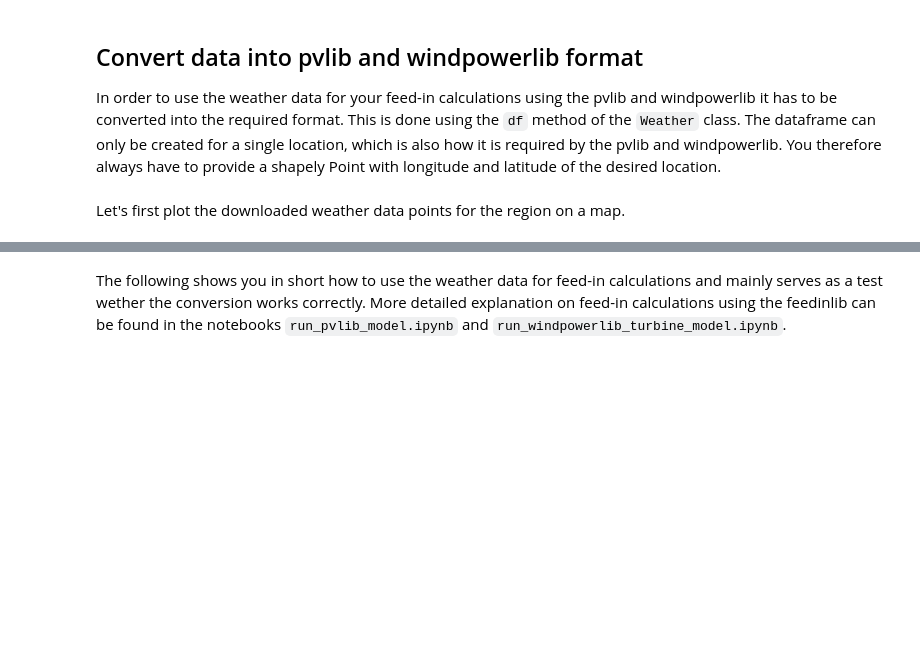
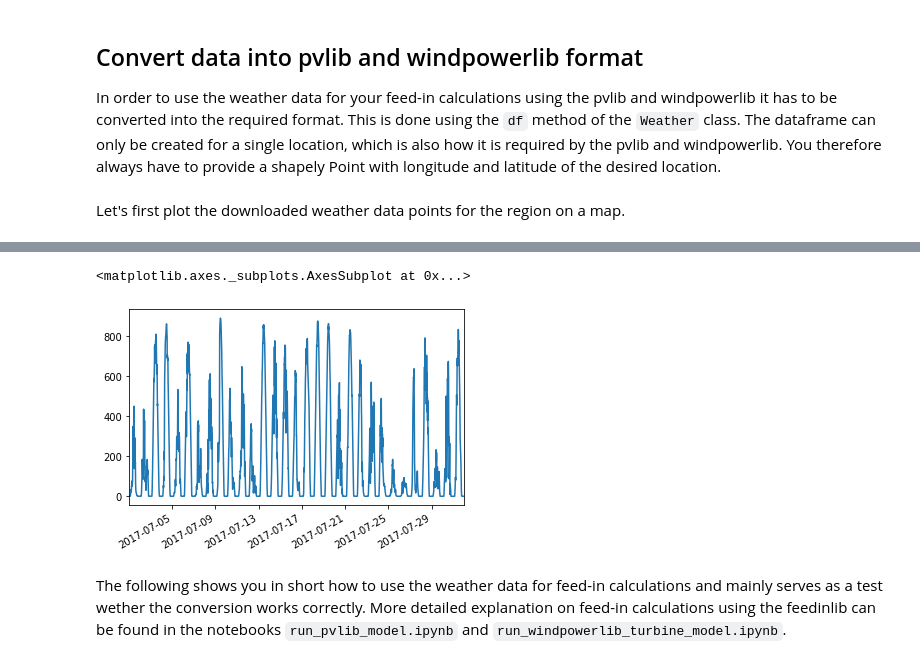
Before and after one commit to oemof/feedinlib, a Jupyter notebook: example/load_open_fred_weather_data.ipynb, the cells around one changed output, grey strips where cells are left out. Cells and saved outputs as stored; diff of their text form; code cells hidden in the pictures; blank space fills up the shorter version.

```diff
--- a/example/load_open_fred_weather_data.ipynb
+++ b/example/load_open_fred_weather_data.ipynb
@@ -93,8 +97,12 @@ windpowerlib_df = open_FRED_weather_windpowerlib_single_location.df(
 # %%
 # convert to pvlib dataframe
 pvlib_df = open_FRED_weather_pvlib_region.df(
     location=location,
     lib="pvlib")
+pvlib_df.ghi.plot()
+# %% [output]
+<matplotlib.axes._subplots.AxesSubplot at 0x...>
+[figure, added]
 # %%
 # export to csv
 pvlib_df.to_csv('pvlib_df_open_FRED.csv')
```
Also changed, not shown: parts of 5 cells of this notebook.
